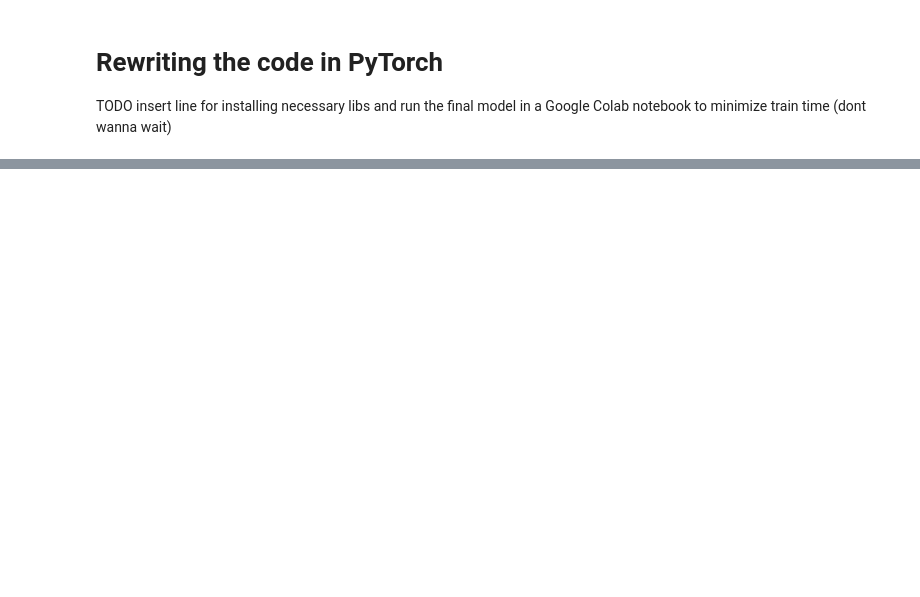
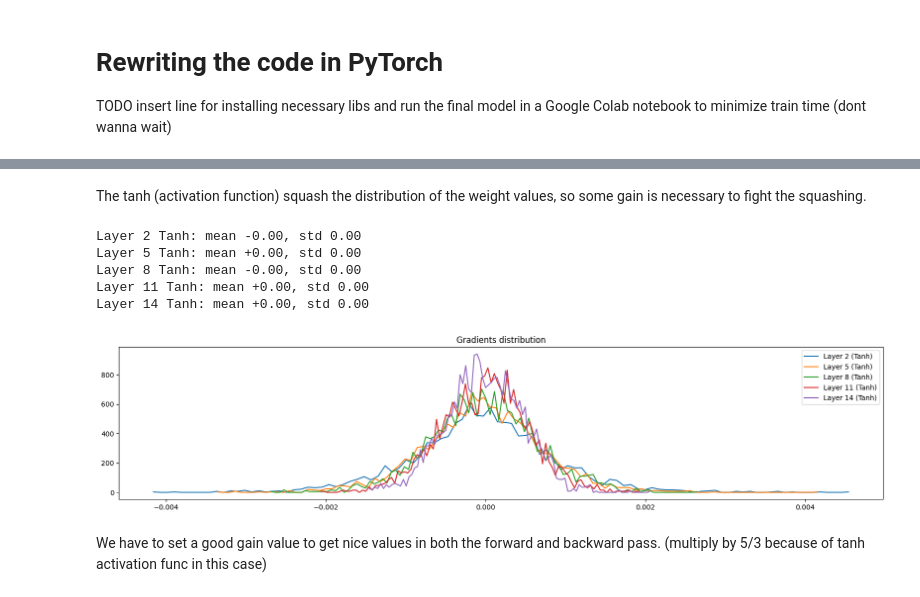
Before and after one commit to buzaXnov/zero-to-hero, a Jupyter notebook: lecture_4_makemore_part_3/pytorchify_neural_net.ipynb, the cells around one changed output, grey strips where cells are left out. Cells and saved outputs as stored; diff of their text form; code cells hidden in the pictures; blank space fills up the shorter version.

```diff
--- a/lecture_4_makemore_part_3/pytorchify_neural_net.ipynb
+++ b/lecture_4_makemore_part_3/pytorchify_neural_net.ipynb
@@ -118,0 +262,26 @@ tensor([[ 0.8458, -0.1285],
+# %% [markdown]
+The tanh (activation function) squash the distribution of the weight values, so some gain is necessary to fight the squashing.
+# %%
+# visualize histograms for GRADIENT distribution
+plt.figure(figsize=(20, 4))
+legends = []
+for i, layer in enumerate(layers[:-1]):
+    if isinstance(layer, Tanh):
+        t: torch.tensor = layer.out.grad
+        print(f"Layer {i} {layer.__class__.__name__}: mean {t.mean():+.2f}, std {t.std():.2f}")
+        hy, hx = torch.histogram(t, density=True)
+        plt.plot(hx[:-1].detach(), hy.detach())
+        legends.append(f"Layer {i} ({layer.__class__.__name__})")
+
+plt.legend(legends)
+plt.title("Gradients distribution");
+# When we are in the tails of the tanh that stops gradients so we do not want this to be too high (saturated part)
+# %% [output]
+Layer 2 Tanh: mean -0.00, std 0.00
+Layer 5 Tanh: mean +0.00, std 0.00
+Layer 8 Tanh: mean -0.00, std 0.00
+Layer 11 Tanh: mean +0.00, std 0.00
+Layer 14 Tanh: mean +0.00, std 0.00
+[figure, added]
+# %% [markdown]
+We have to set a good gain value to get nice values in both the forward and backward pass. (multiply by 5/3 because of tanh activation func in this case)
```
Also changed, not shown: parts of 9 cells of this notebook.
